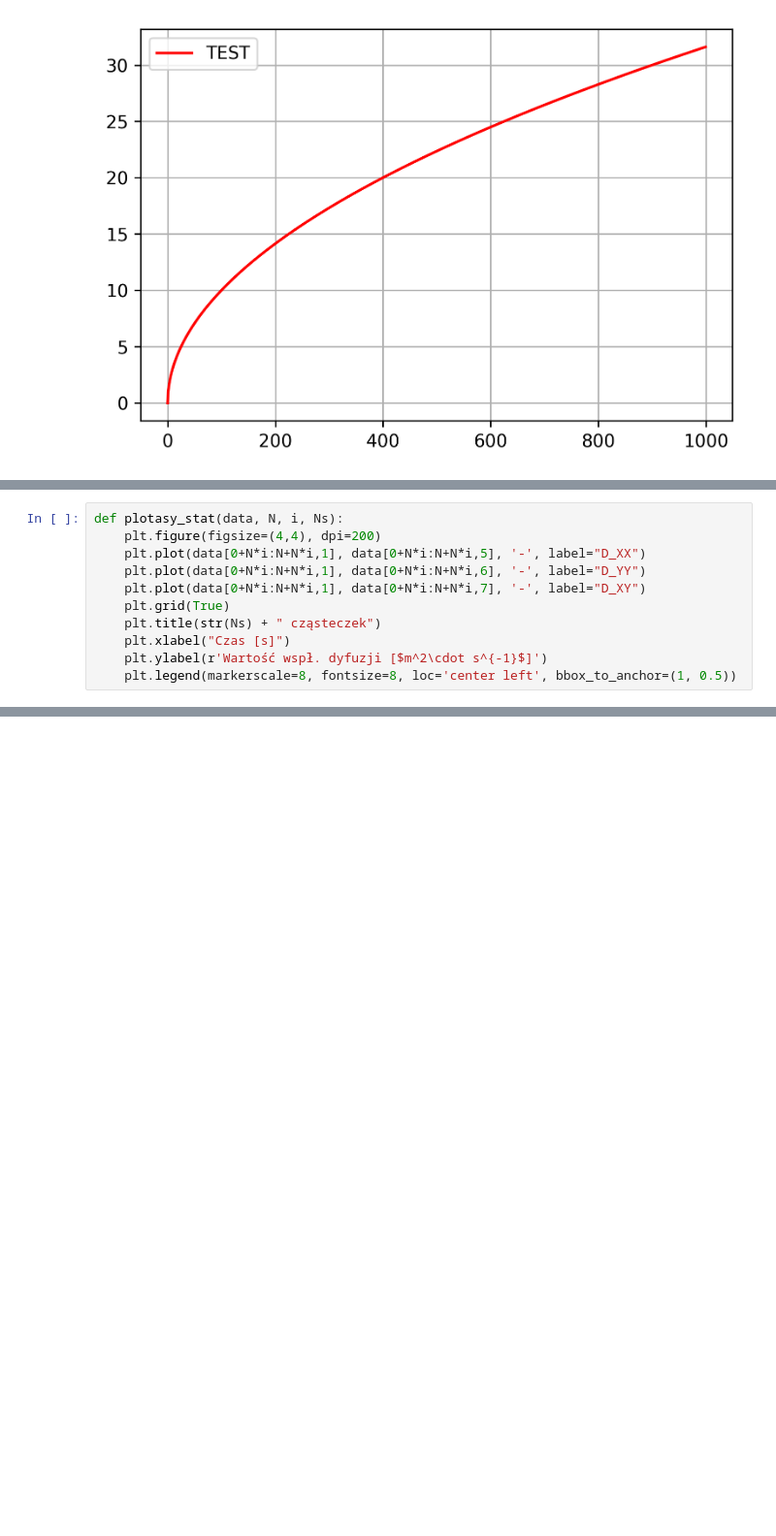
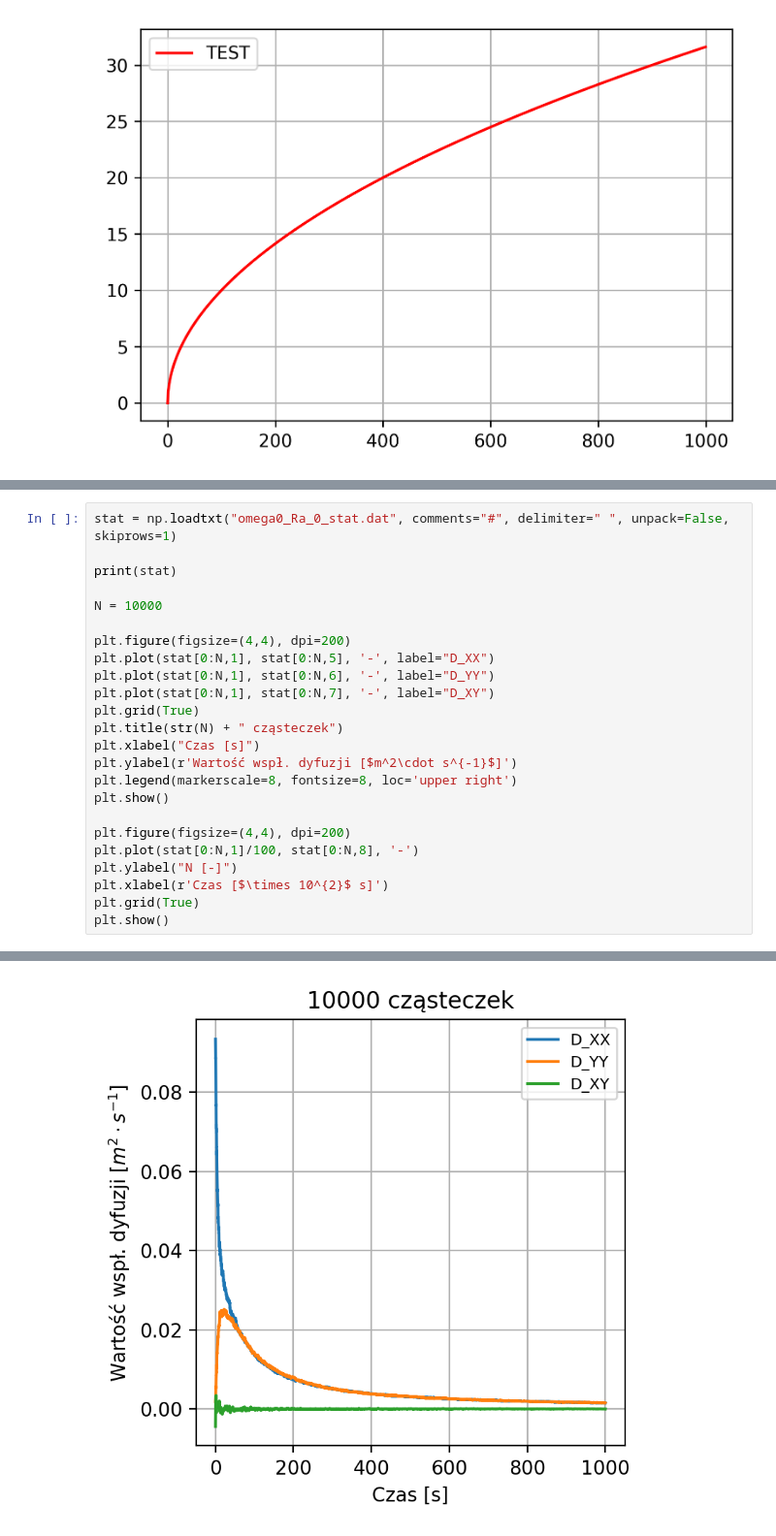
Before and after one commit to lruba939/Monte-Carlo, a Jupyter notebook: Lab 6/obrazy.ipynb, the cells around one changed output, grey strips where cells are left out. Shown at 97% size. Drawn from its saved outputs; the diff is of its cells as text; blank space fills up the shorter version.

```diff
--- a/Lab 6/obrazy.ipynb
+++ b/Lab 6/obrazy.ipynb
@@ -46,11 +193,25 @@ for N in range(len(Ns)-1):
 # %%
-def plotasy_stat(data, N, i, Ns):
-    plt.figure(figsize=(4,4), dpi=200)
-    plt.plot(data[0+N*i:N+N*i,1], data[0+N*i:N+N*i,5], '-', label="D_XX")
-    plt.plot(data[0+N*i:N+N*i,1], data[0+N*i:N+N*i,6], '-', label="D_YY")
-    plt.plot(data[0+N*i:N+N*i,1], data[0+N*i:N+N*i,7], '-', label="D_XY")
-    plt.grid(True)
-    plt.title(str(Ns) + " cząsteczek")
-    plt.xlabel("Czas [s]")
-    plt.ylabel(r'Wartość wspł. dyfuzji [$m^2\cdot s^{-1}$]')
-    plt.legend(markerscale=8, fontsize=8, loc='center left', bbox_to_anchor=(1, 0.5))
+stat = np.loadtxt("omega0_Ra_0_stat.dat", comments="#", delimiter=" ", unpack=False, skiprows=1)
+
+print(stat)
+
+N = 10000
+
+plt.figure(figsize=(4,4), dpi=200)
+plt.plot(stat[0:N,1], stat[0:N,5], '-', label="D_XX")
+plt.plot(stat[0:N,1], stat[0:N,6], '-', label="D_YY")
+plt.plot(stat[0:N,1], stat[0:N,7], '-', label="D_XY")
+plt.grid(True)
+plt.title(str(N) + " cząsteczek")
+plt.xlabel("Czas [s]")
+plt.ylabel(r'Wartość wspł. dyfuzji [$m^2\cdot s^{-1}$]')
+plt.legend(markerscale=8, fontsize=8, loc='upper right')
+plt.show()
+
+plt.figure(figsize=(4,4), dpi=200)
+plt.plot(stat[0:N,1]/100, stat[0:N,8], '-')
+plt.ylabel("N [-]")
+plt.xlabel(r'Czas [$\times 10^{2}$ s]')
+plt.grid(True)
+plt.show()
+# %% [output]
@@ -56,0 +231 @@ def plotasy_stat(data, N, i, Ns):
+[figure, added]
```
Also changed, not shown: parts of 9 cells of this notebook, 11 other files.
